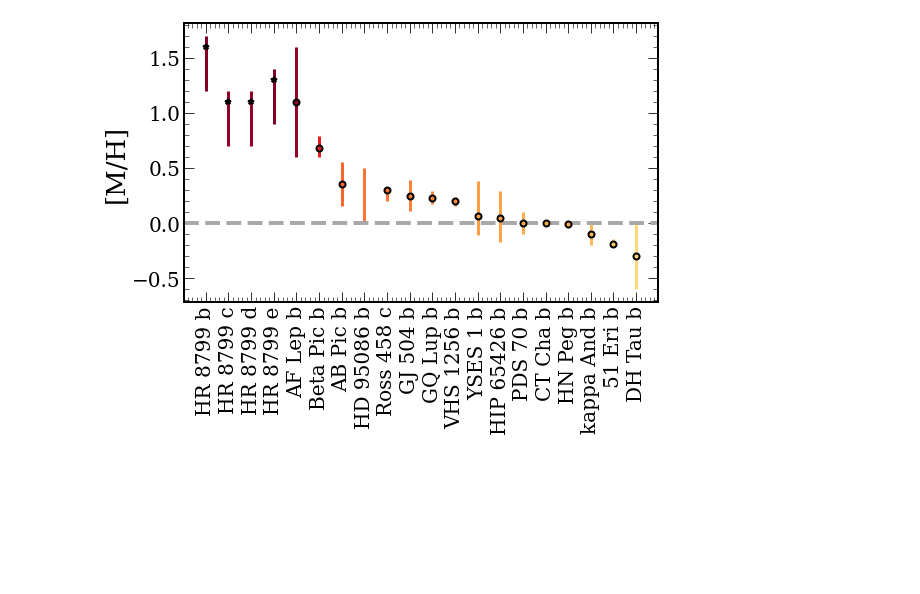
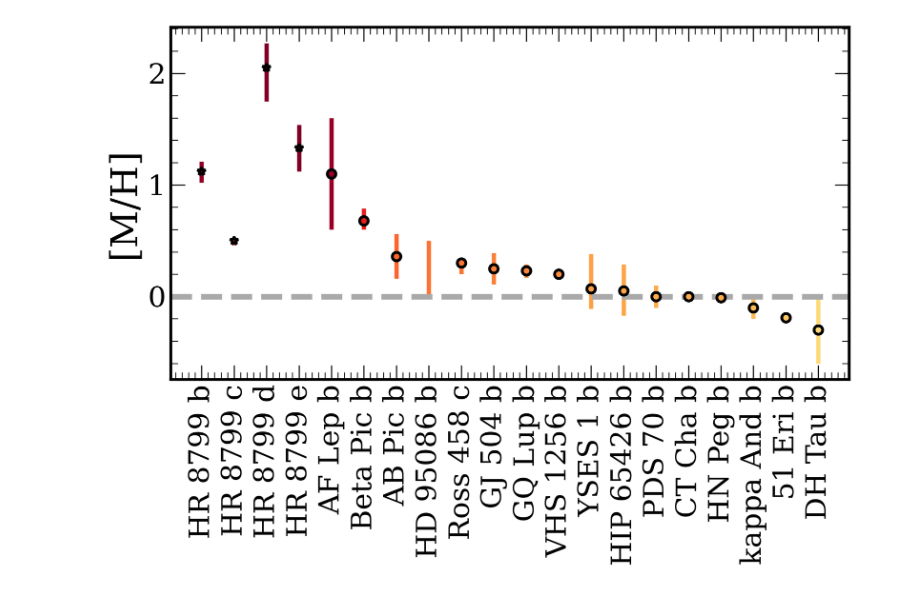
Before and after one commit to nenasedk/PhDNotebooks2, a Jupyter notebook: MetallicityPlot.ipynb, the cells around one changed output. Saved outputs shown, nothing was run; the diff lists cells and outputs as text; code cells hidden in the pictures; blank space fills up the shorter version.

```diff
--- a/MetallicityPlot.ipynb
+++ b/MetallicityPlot.ipynb
@@ -27,9 +17,9 @@ Using pRT Plotting style!
 # %%
 planets = {}
-planets["HR 8799 b"] = [1.6,0.4,0.1]
-planets["HR 8799 c"] = [1.1,0.4,0.1]
-planets["HR 8799 d"] = [1.1,0.4,0.1]
-planets["HR 8799 e"] = [1.3,0.4,0.1]
+planets["HR 8799 b"] = [1.12,0.1,0.09]
+planets["HR 8799 c"] = [0.5,0.04,0.03]
+planets["HR 8799 d"] = [2.05,0.3,0.22]
+planets["HR 8799 e"] = [1.33,0.21,0.21]
 planets["AF Lep b"] = [1.1,0.5,0.5]
 planets["Beta Pic b"] = [0.68,0.08,0.11]
 planets["AB Pic b"] = [0.36,0.20,0.2]
@@ -46,34 +36,34 @@ planets["CT Cha b"] = [0.0,0.01,0.01]
 planets["HN Peg b"] = [-0.01,0.03,0.03]
 planets["kappa And b"] = [-0.1,0.1,0.1]
 planets["51 Eri b"] = [-0.19,0.03,0.05]
 planets["DH Tau b"] = [-0.3,0.3,0.3]
 
 
 labels = ['HR 8799 b', 'HR 8799 c', 'HR 8799 d', 'HR 8799 e', "AF Lep b", 'Beta Pic b', "AB Pic b", 'PDS 70 b', '51 Eri b', 'VHS 1256 b', 'kappa And b', 'YSES 1 b']
 fig, ax = plt.subplots(figsize = (8,6))
 i = 0
 for key,val in planets.items():
     color = (val[0] + 0.8)/2
     marker = 'o'
     if key == 'HD 95086 b':
         marker = None
     if "HR 8799" in key:
         marker = '*'
     ax.errorbar(i,val[0], yerr =[[val[1]],[val[2]]],
                 color =feh_cmap(color),
                 marker = marker,
                 markeredgecolor = 'k',
                 markersize = 6,
                 markeredgewidth = 2,
                 elinewidth = 3)
     i+=1
 ax.set_xticks(range(len(planets.keys())))
 ax.set_xticklabels(list(planets.keys()),rotation=90, fontsize = 20)
 ax.axhline(0.0, color = 'darkgrey', linewidth = 4, linestyle = '--')
 ax.set_ylabel("[M/H]")
 plt.savefig(f"plots/DirectImagedMetallicities_{version}.pdf",bbox_inches = 'tight')
 # %% [output]
-[figure, old version]
+[figure, new version]
 # %%
 masses = {}
 masses["HR 8799 b"] = [5.8,0.4,0.4]
```
Also changed, not shown: parts of 3 cells of this notebook, 11 other files.
